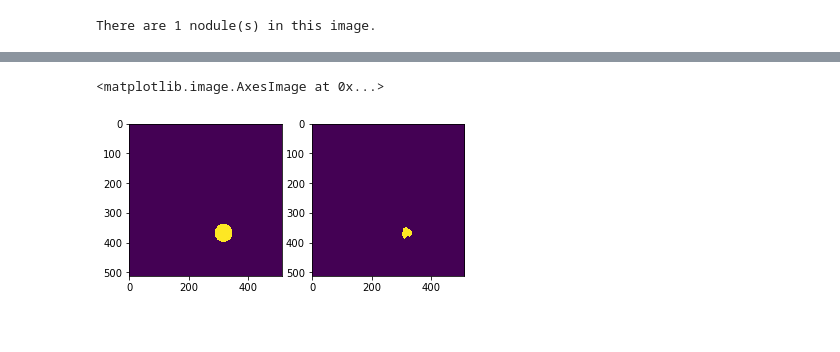
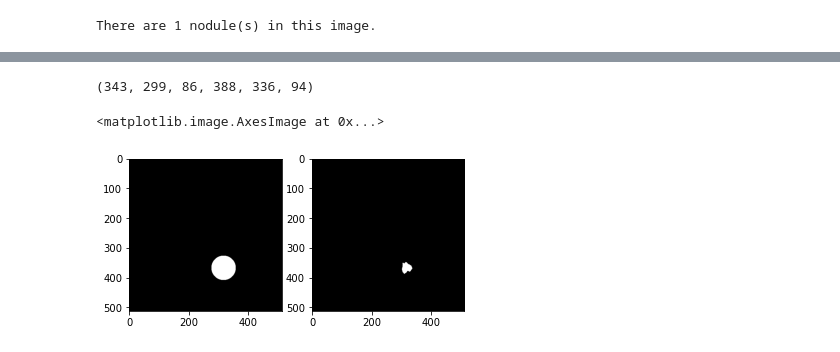
Before and after one commit to caryn-geady/BME1462-Biomedical-Image-Analysis-final-project, a Jupyter notebook: Sample Segmentation II.ipynb, the cells around one changed output, grey strips where cells are left out. Cells and saved outputs as stored; diff of their text form; code cells hidden in the pictures.

```diff
--- a/Sample Segmentation II.ipynb
+++ b/Sample Segmentation II.ipynb
@@ -67,3 +61,7 @@ R
+# %%
+bbox
+# %% [output]
+(343, 299, 86, 388, 336, 94)
 # %%
 # isolate the centroid of the nodule -- this will be our preliminary marker
 j,i,k = [round(i) for i in nodule_props[0].centroid]
@@ -76,13 +74,13 @@ circle_mask[((row-i)**2+(col-j)**2)<R**2] = True
 # %%
 import matplotlib.pyplot as plt
 
 fig, axes = plt.subplots(nrows=1, ncols=2)
 
-axes[0].imshow(circle_mask)
-axes[1].imshow(msk_V[:,:,k])
+axes[0].imshow(circle_mask,cmap='binary_r')
+axes[1].imshow(msk_V[:,:,k],cmap='binary_r')
 # %% [output]
 <matplotlib.image.AxesImage at 0x...>
-[figure, old version]
+[figure, new version]
 # %%
 # now we have the initial contour (that will theoretically be user-defined for the clinical dataset)
 # next step: extend the circle in both superior and inferior directions to obtain a cylinder
```
Also changed, not shown: parts of 24 cells of this notebook.
